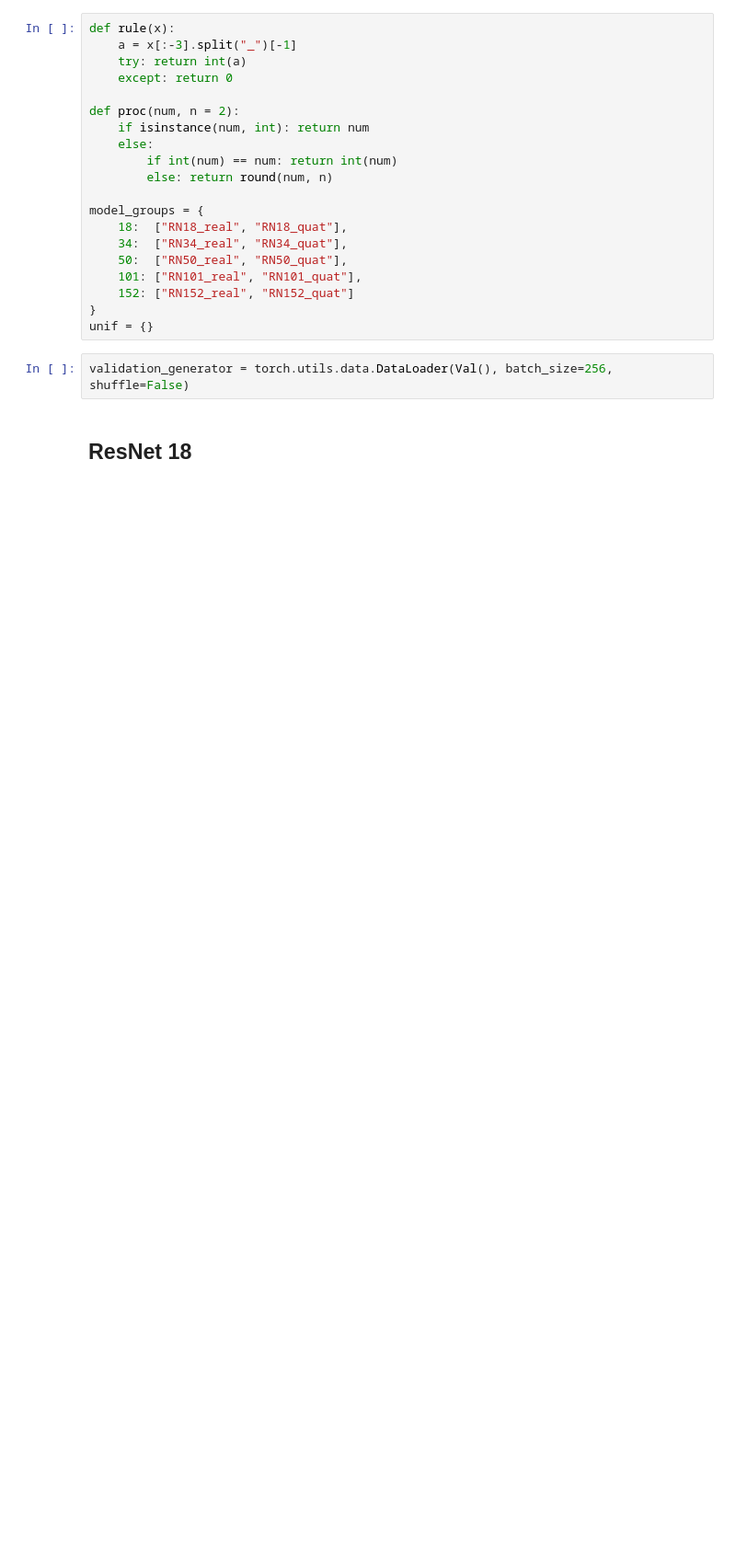
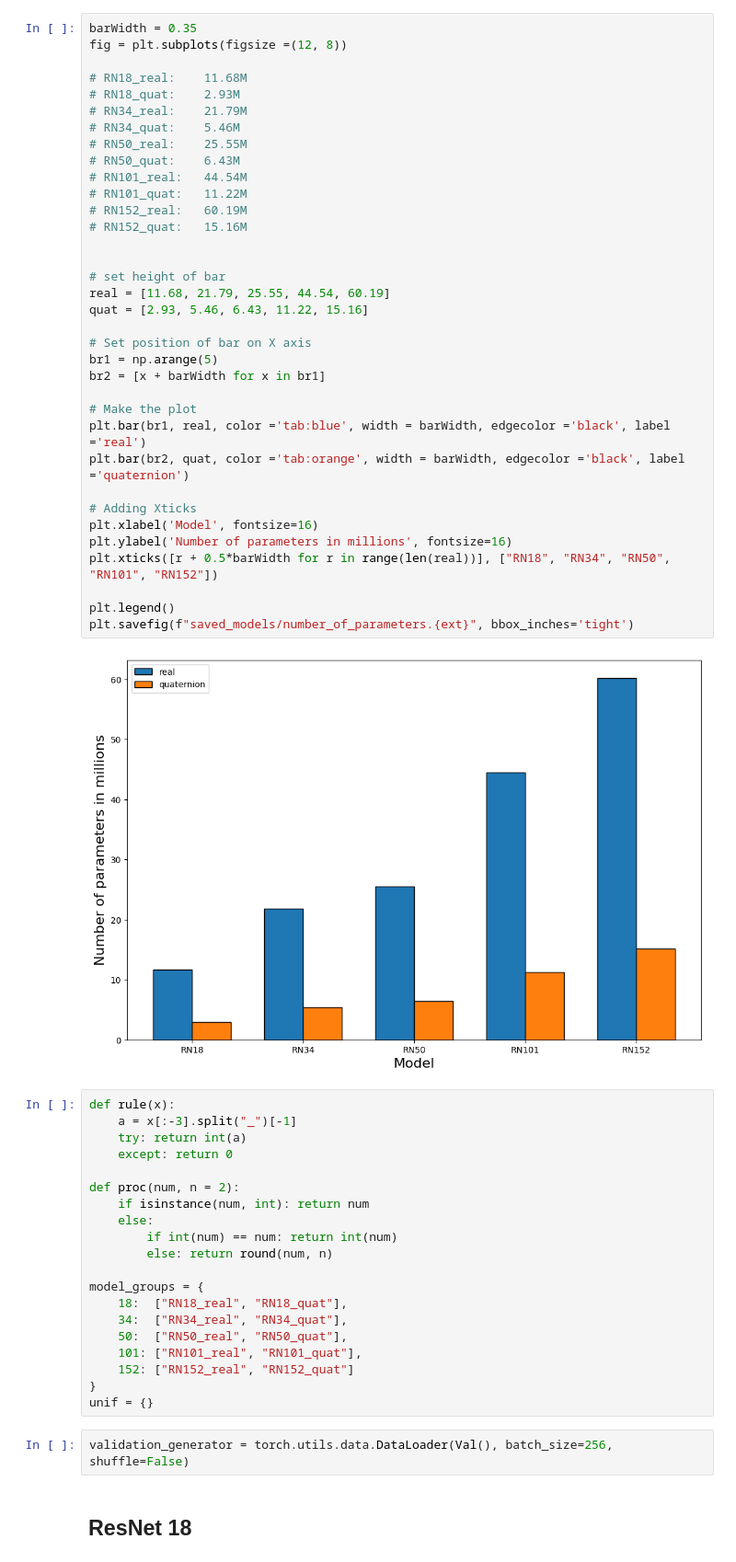
Before and after one commit to smlab-niser/quatLT23, a Jupyter notebook: classification/11_imagenet64/graphs.ipynb, the cells around one changed output. Shown: that part at 92% size. Drawn from its saved outputs; the diff is of its cells as text; blank space fills up the shorter version.

```diff
--- a/classification/11_imagenet64/graphs.ipynb
+++ b/classification/11_imagenet64/graphs.ipynb
@@ -25,3 +37,40 @@ for name in models:
+# %%
+barWidth = 0.35
+fig = plt.subplots(figsize =(12, 8))
+
+# RN18_real:	11.68M
+# RN18_quat:	2.93M
+# RN34_real:	21.79M
+# RN34_quat:	5.46M
+# RN50_real:	25.55M
+# RN50_quat:	6.43M
+# RN101_real:	44.54M
+# RN101_quat:	11.22M
+# RN152_real:	60.19M
+# RN152_quat:	15.16M
+
+
+# set height of bar
+real = [11.68, 21.79, 25.55, 44.54, 60.19]
+quat = [2.93, 5.46, 6.43, 11.22, 15.16]
+
+# Set position of bar on X axis
+br1 = np.arange(5)
+br2 = [x + barWidth for x in br1]
+
+# Make the plot
+plt.bar(br1, real, color ='tab:blue', width = barWidth, edgecolor ='black', label ='real')
+plt.bar(br2, quat, color ='tab:orange', width = barWidth, edgecolor ='black', label ='quaternion')
+
+# Adding Xticks
+plt.xlabel('Model', fontsize=16)
+plt.ylabel('Number of parameters in millions', fontsize=16)
+plt.xticks([r + 0.5*barWidth for r in range(len(real))], ["RN18", "RN34", "RN50", "RN101", "RN152"])
+
+plt.legend()
+plt.savefig(f"saved_models/number_of_parameters.{ext}", bbox_inches='tight')
+# %% [output]
+[figure, added]
 # %%
 def rule(x):
     a = x[:-3].split("_")[-1]
```
Also changed, not shown: parts of 12 cells of this notebook, 27 other files.
